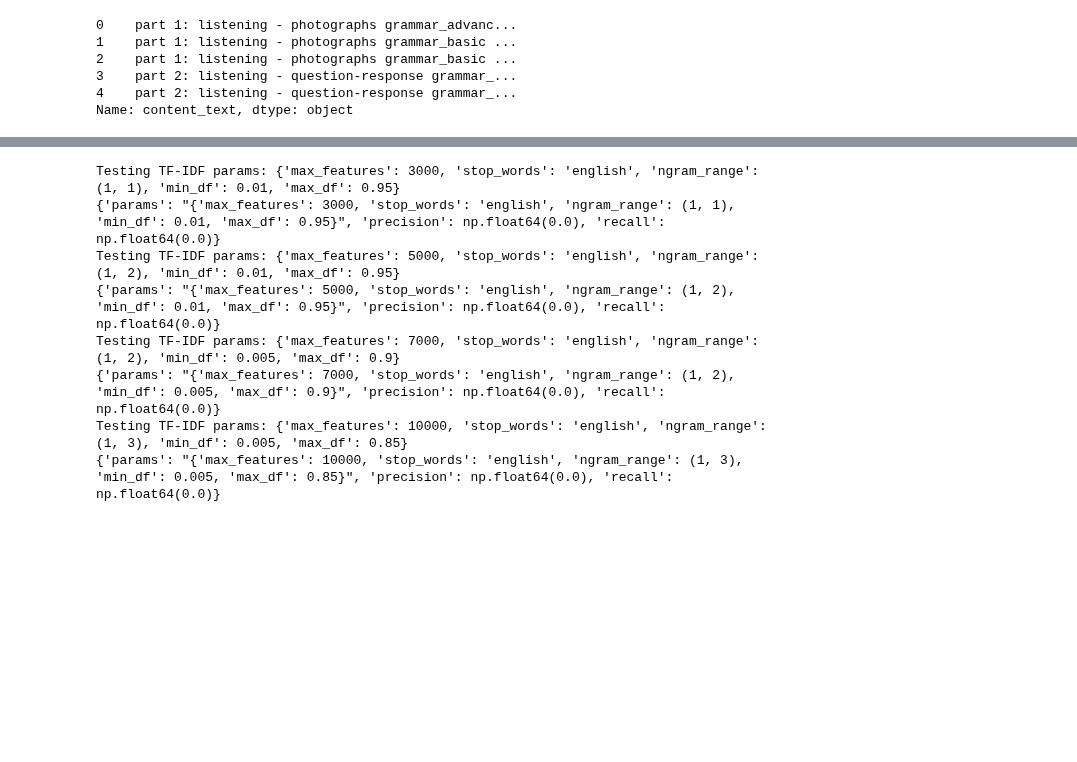
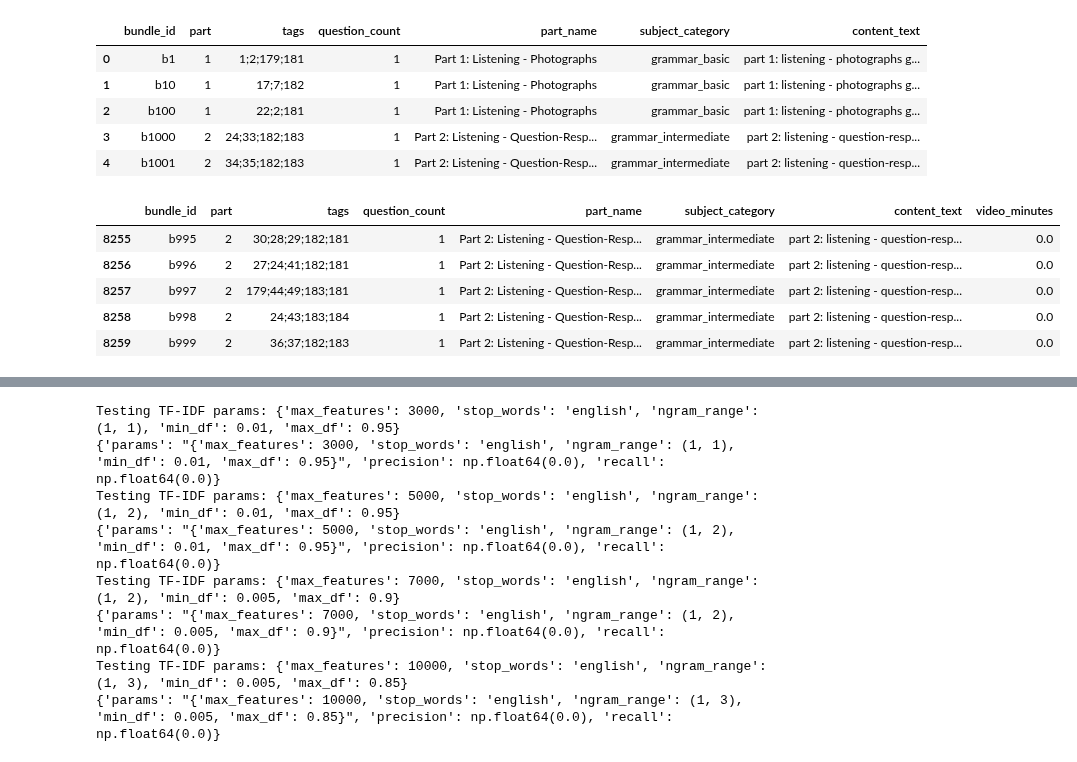
Before and after one commit to maryamzaman30/Data-Driven-Personalized-Educational-Content-Recommendation-System, a Jupyter notebook: notebooks/04_model_tuning.ipynb, the cells around one changed output, grey strips where cells are left out. Saved outputs shown, nothing was run; the diff lists cells and outputs as text; code cells hidden in the pictures; blank space fills up the shorter version.

Commit message:
fixed duration of lectures

```diff
--- a/notebooks/04_model_tuning.ipynb
+++ b/notebooks/04_model_tuning.ipynb
@@ -40,4 +48,5 @@ Lectures: 1021, Interactions: 117167
 # %%
+
 # Prepare bundle features (from notebooks/02_tf_idf.ipynb)
 bundle_info = merged_df.groupby('bundle_id').agg({
     'part': 'first',
@@ -54,11 +63,52 @@ bundle_info['content_text'] = (
     bundle_info['tags'].fillna('')
 )
 bundle_info['content_text'] = bundle_info['content_text'].apply(preprocess_content_text)
-bundle_info['content_text'].head()
+bundle_info.head()
 # %% [output]
-0    part 1: listening - photographs grammar_advanc...
-1    part 1: listening - photographs grammar_basic ...
-2    part 1: listening - photographs grammar_basic ...
-3    part 2: listening - question-response grammar_...
-4    part 2: listening - question-response grammar_...
-Name: content_text, dtype: object
+|  | bundle_id | part | tags | question_count | part_name | subject_category | content_text |
+| 0 | b1 | 1 | 1;2;179;181 | 1 | Part 1: Listening - Photographs | grammar_basic | part 1: listening - photographs g... |
+| 1 | b10 | 1 | 17;7;182 | 1 | Part 1: Listening - Photographs | grammar_basic | part 1: listening - photographs g... |
+| 2 | b100 | 1 | 22;2;181 | 1 | Part 1: Listening - Photographs | grammar_basic | part 1: listening - photographs g... |
+| 3 | b1000 | 2 | 24;33;182;183 | 1 | Part 2: Listening - Question-Resp... | grammar_intermediate | part 2: listening - question-resp... |
+| 4 | b1001 | 2 | 34;35;182;183 | 1 | Part 2: Listening - Question-Resp... | grammar_intermediate | part 2: listening - question-resp... |
+# %%
+# Step 1.1: Extract numeric IDs from 'explanation_id' → from merged_df
+lecture_to_bundle = merged_df[['bundle_id', 'explanation_id']].dropna().copy()
+lecture_to_bundle['lecture_numeric_id'] = lecture_to_bundle['explanation_id'].str.extract(r'(\d+)')
+
+# Step 1.2: Extract numeric IDs from 'lecture_id' → from lectures_df
+lectures_clean = lectures_df[['lecture_id', 'video_minutes']].dropna().copy()
+lectures_clean['lecture_numeric_id'] = lectures_clean['lecture_id'].astype(str).str.extract(r'(\d+)')
+
+
+# Step 2: Join on numeric ID
+merged = pd.merge(
+    lecture_to_bundle,
+    lectures_clean,
+    on='lecture_numeric_id',
+    how='left'
+)
+
+
+# Step 3: Aggregate average durations per bundle
+avg_durations = (
+    merged.dropna(subset=['video_minutes'])
+    .groupby('bundle_id')['video_minutes']
+    .mean()
+    .reset_index()
+)
+
+# Step 4: Merge into bundle_info
+bundle_info = bundle_info.drop(columns='video_minutes', errors='ignore')
+bundle_info = bundle_info.merge(avg_durations, on='bundle_id', how='left')
+bundle_info['video_minutes'] = bundle_info['video_minutes'].fillna(0).round(2)
+
+
+bundle_info.tail()
+# %% [output]
+|  | bundle_id | part | tags | question_count | part_name | subject_category | content_text | video_minutes |
+| 8255 | b995 | 2 | 30;28;29;182;181 | 1 | Part 2: Listening - Question-Resp... | grammar_intermediate | part 2: listening - question-resp... | 0.0 |
+| 8256 | b996 | 2 | 27;24;41;182;181 | 1 | Part 2: Listening - Question-Resp... | grammar_intermediate | part 2: listening - question-resp... | 0.0 |
+| 8257 | b997 | 2 | 179;44;49;183;181 | 1 | Part 2: Listening - Question-Resp... | grammar_intermediate | part 2: listening - question-resp... | 0.0 |
+| 8258 | b998 | 2 | 24;43;183;184 | 1 | Part 2: Listening - Question-Resp... | grammar_intermediate | part 2: listening - question-resp... | 0.0 |
+| 8259 | b999 | 2 | 36;37;182;183 | 1 | Part 2: Listening - Question-Resp... | grammar_intermediate | part 2: listening - question-resp... | 0.0 |
```
Also changed, not shown: parts of 5 cells of this notebook, 6 other files.
